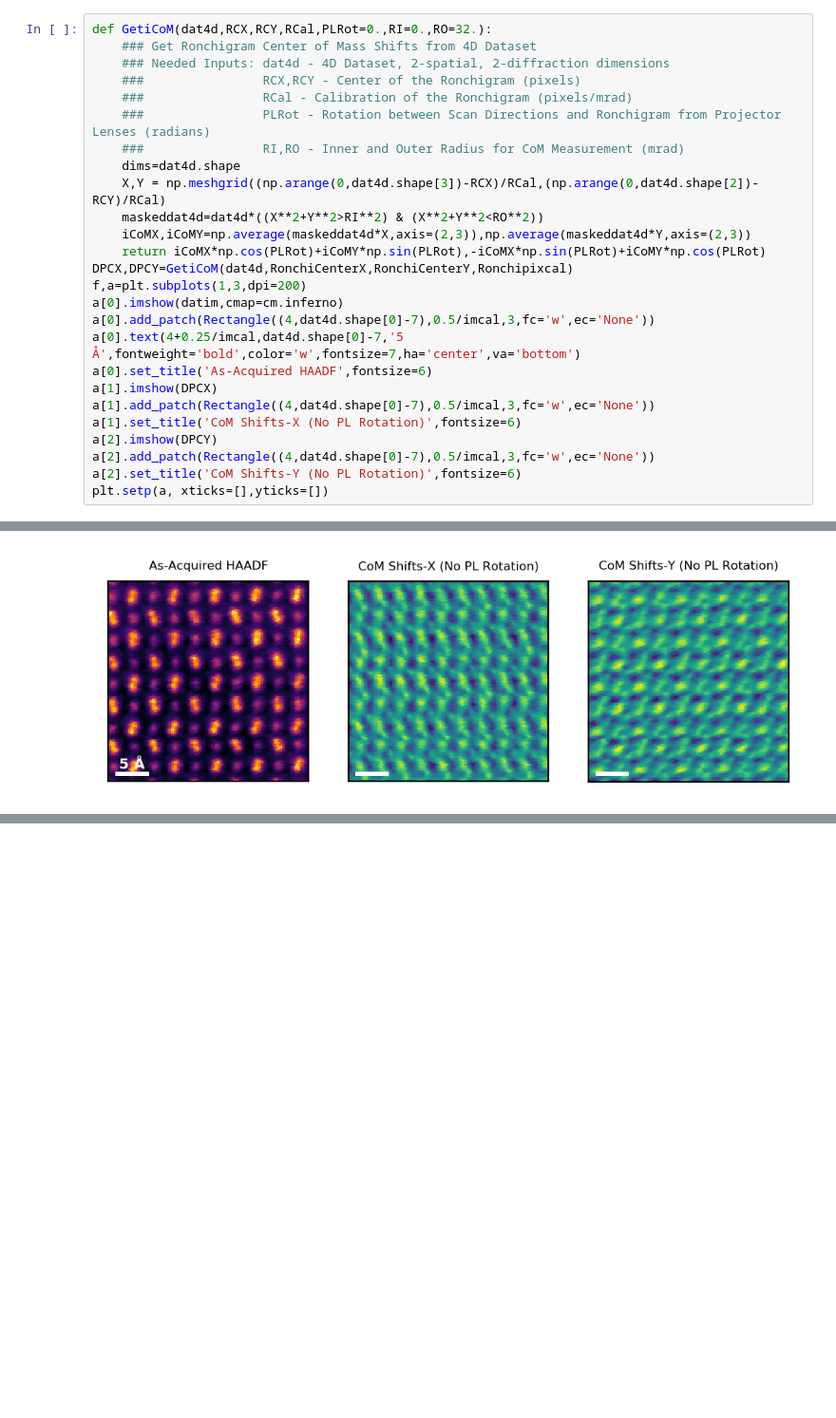
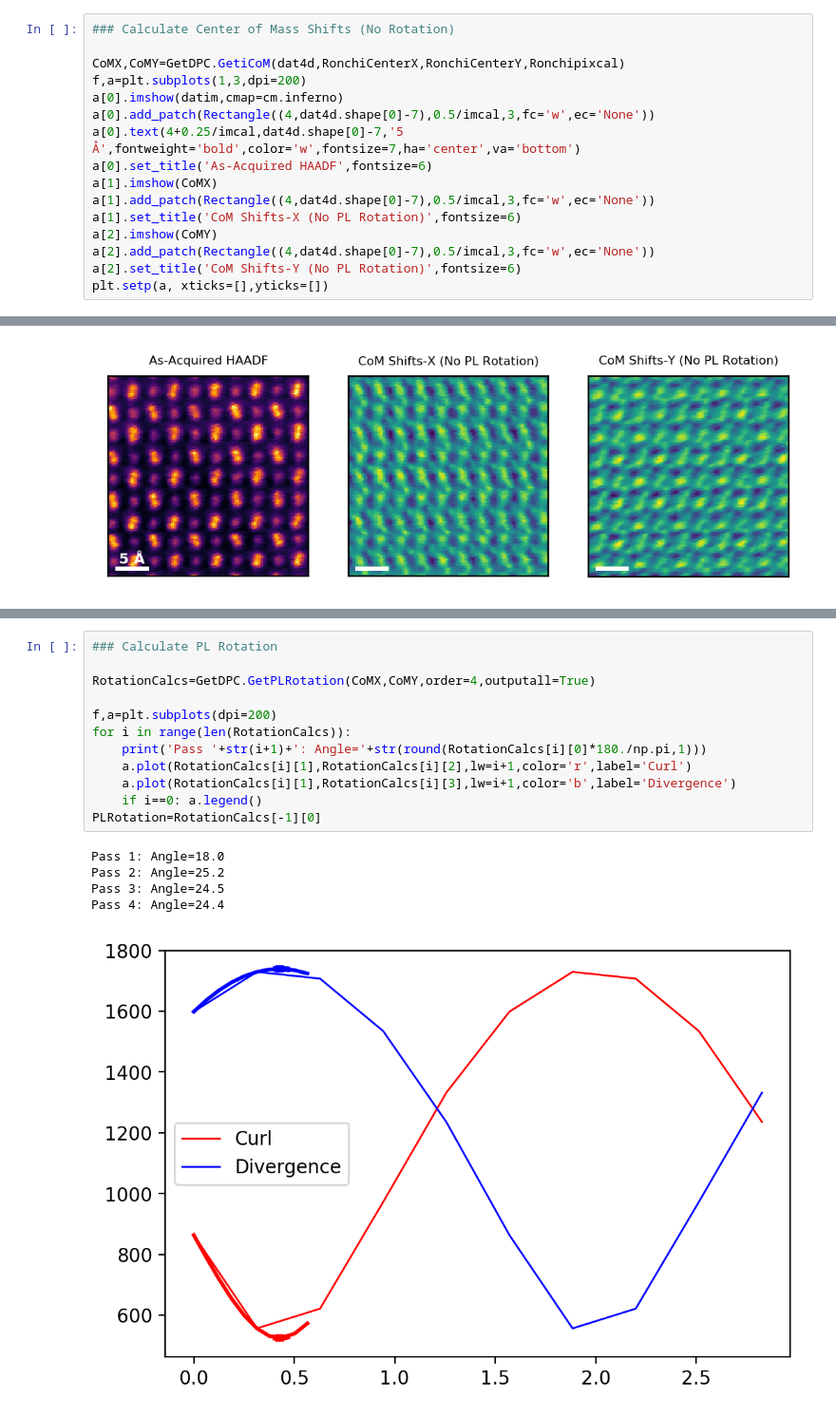
Before and after one commit to hachteja/GetDPC, a Jupyter notebook: GetDPC-DemoNotebook.ipynb, the cells around one changed output, grey strips where cells are left out. Shown at 95% size. Cells and saved outputs as stored; diff of their text form; blank space fills up the shorter version.

```diff
--- a/GetDPC-DemoNotebook.ipynb
+++ b/GetDPC-DemoNotebook.ipynb
@@ -103,28 +87,18 @@ plt.setp(a, xticks=[],yticks=[])
 []
 [figure]
 # %%
-def GetiCoM(dat4d,RCX,RCY,RCal,PLRot=0.,RI=0.,RO=32.):
-    ### Get Ronchigram Center of Mass Shifts from 4D Dataset
-    ### Needed Inputs: dat4d - 4D Dataset, 2-spatial, 2-diffraction dimensions
-    ###                RCX,RCY - Center of the Ronchigram (pixels)
-    ###                RCal - Calibration of the Ronchigram (pixels/mrad)
-    ###                PLRot - Rotation between Scan Directions and Ronchigram from Projector Lenses (radians)
-    ###                RI,RO - Inner and Outer Radius for CoM Measurement (mrad)
-    dims=dat4d.shape
-    X,Y = np.meshgrid((np.arange(0,dat4d.shape[3])-RCX)/RCal,(np.arange(0,dat4d.shape[2])-RCY)/RCal)
-    maskeddat4d=dat4d*((X**2+Y**2>RI**2) & (X**2+Y**2<RO**2))
-    iCoMX,iCoMY=np.average(maskeddat4d*X,axis=(2,3)),np.average(maskeddat4d*Y,axis=(2,3))
-    return iCoMX*np.cos(PLRot)+iCoMY*np.sin(PLRot),-iCoMX*np.sin(PLRot)+iCoMY*np.cos(PLRot)
-DPCX,DPCY=GetiCoM(dat4d,RonchiCenterX,RonchiCenterY,Ronchipixcal)
+### Calculate Center of Mass Shifts (No Rotation)
+
+CoMX,CoMY=GetDPC.GetiCoM(dat4d,RonchiCenterX,RonchiCenterY,Ronchipixcal)
 f,a=plt.subplots(1,3,dpi=200)
 a[0].imshow(datim,cmap=cm.inferno)
 a[0].add_patch(Rectangle((4,dat4d.shape[0]-7),0.5/imcal,3,fc='w',ec='None'))
 a[0].text(4+0.25/imcal,dat4d.shape[0]-7,'5 Å',fontweight='bold',color='w',fontsize=7,ha='center',va='bottom')
 a[0].set_title('As-Acquired HAADF',fontsize=6)
-a[1].imshow(DPCX)
+a[1].imshow(CoMX)
 a[1].add_patch(Rectangle((4,dat4d.shape[0]-7),0.5/imcal,3,fc='w',ec='None'))
 a[1].set_title('CoM Shifts-X (No PL Rotation)',fontsize=6)
-a[2].imshow(DPCY)
+a[2].imshow(CoMY)
 a[2].add_patch(Rectangle((4,dat4d.shape[0]-7),0.5/imcal,3,fc='w',ec='None'))
 a[2].set_title('CoM Shifts-Y (No PL Rotation)',fontsize=6)
 plt.setp(a, xticks=[],yticks=[])
@@ -173 +108,19 @@ Pass 3: Angle=24.5
+# %%
+### Calculate PL Rotation
+
+RotationCalcs=GetDPC.GetPLRotation(CoMX,CoMY,order=4,outputall=True)
+
+f,a=plt.subplots(dpi=200)
+for i in range(len(RotationCalcs)):
+    print('Pass '+str(i+1)+': Angle='+str(round(RotationCalcs[i][0]*180./np.pi,1)))
+    a.plot(RotationCalcs[i][1],RotationCalcs[i][2],lw=i+1,color='r',label='Curl')
+    a.plot(RotationCalcs[i][1],RotationCalcs[i][3],lw=i+1,color='b',label='Divergence')
+    if i==0: a.legend()
+PLRotation=RotationCalcs[-1][0]
+# %% [output]
+Pass 1: Angle=18.0
+Pass 2: Angle=25.2
+Pass 3: Angle=24.5
+Pass 4: Angle=24.4
+[figure, added]
 # %%
```
Also changed, not shown: parts of 12 cells of this notebook, 5 other files.
